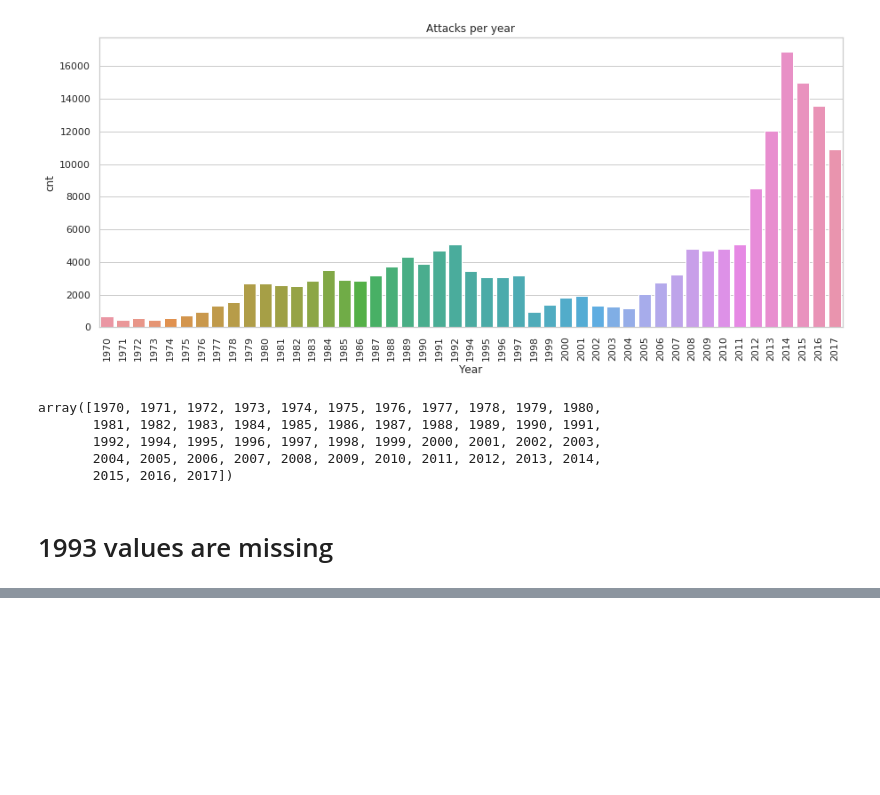
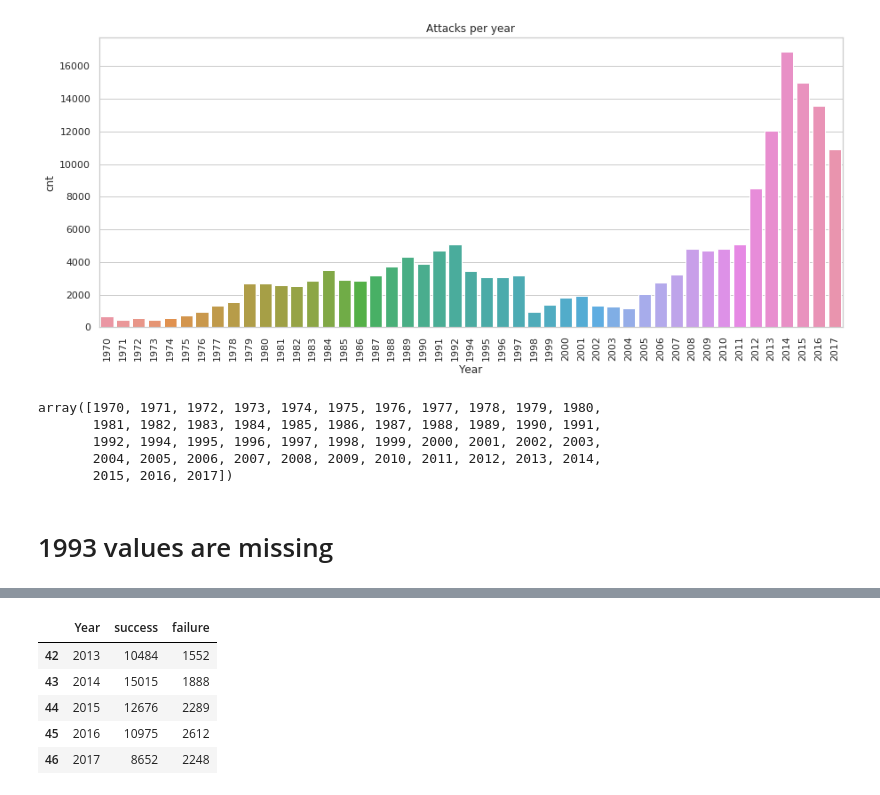
Before and after one commit to AndreaCurtoni/TerrorismDSBA, a Jupyter notebook: data_exploration_Andrea.ipynb, the cells around one changed output, grey strips where cells are left out. Cells and saved outputs as stored; diff of their text form; code cells hidden in the pictures; blank space fills up the shorter version.

```diff
--- a/data_exploration_Andrea.ipynb
+++ b/data_exploration_Andrea.ipynb
@@ -52,0 +80,9 @@ array([1970, 1971, 1972, 1973, 1974, 1975, 1976, 1977, 1978, 1979, 1980,
+# %%
+success_per_year.tail()
+# %% [output]
+|  | Year | success | failure |
+| 42 | 2013 | 10484 | 1552 |
+| 43 | 2014 | 15015 | 1888 |
+| 44 | 2015 | 12676 | 2289 |
+| 45 | 2016 | 10975 | 2612 |
+| 46 | 2017 | 8652 | 2248 |
```
Also changed, not shown: parts of 6 cells of this notebook.
